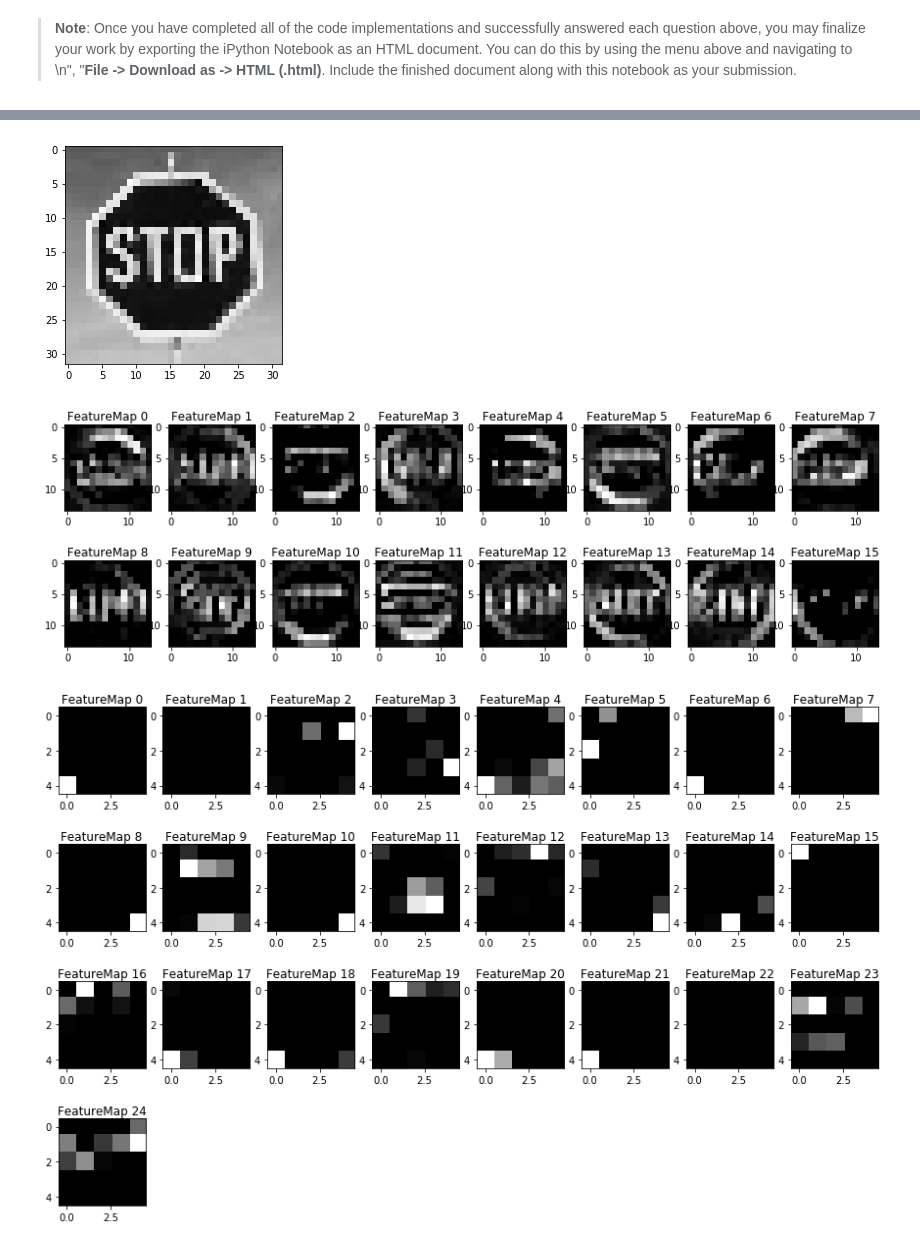
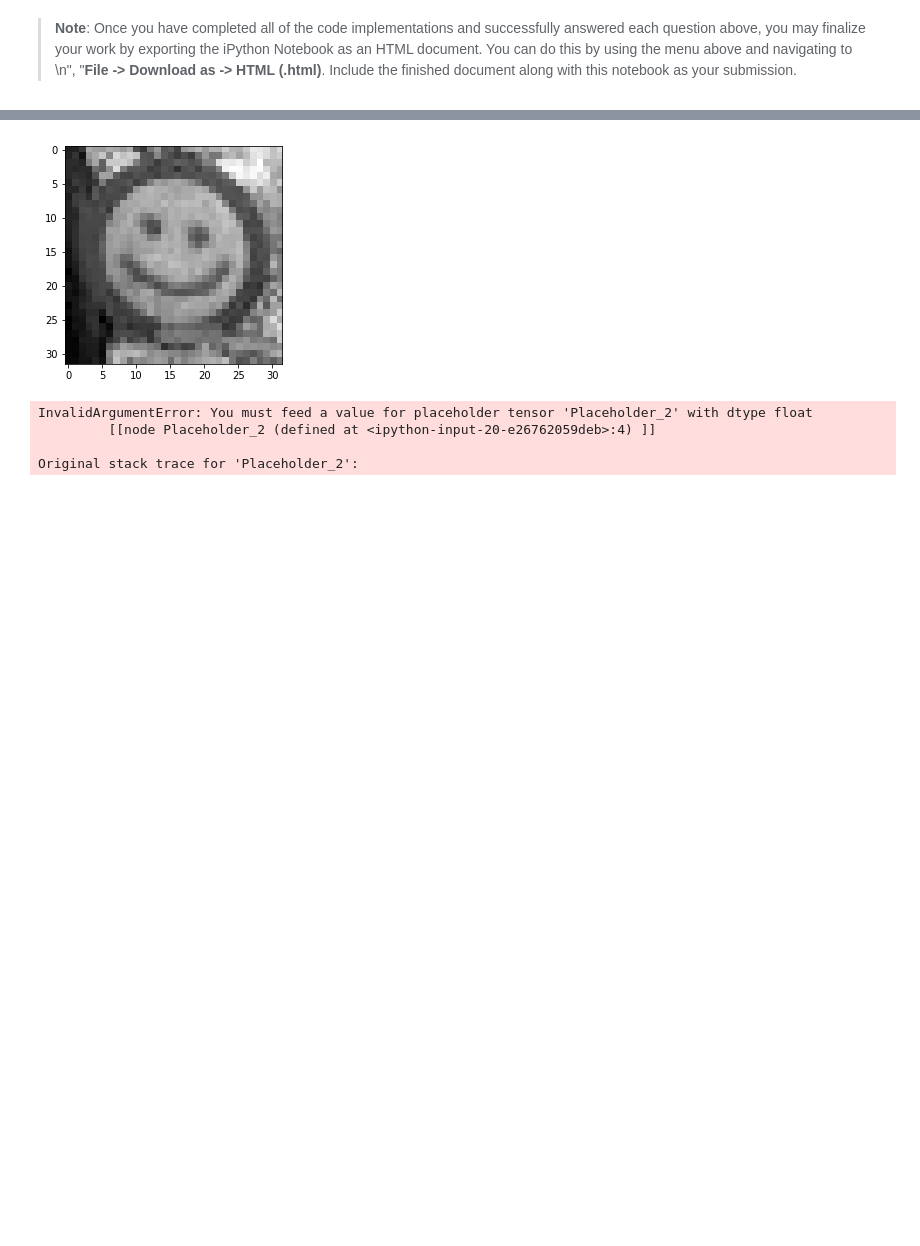
Before and after one commit to fstahl1/traffic-sign-classifier, a Jupyter notebook: Traffic_Sign_Classifier.ipynb, the cells around one changed output, grey strips where cells are left out. Saved outputs shown, nothing was run; the diff lists cells and outputs as text; code cells hidden in the pictures; blank space fills up the shorter version.

Commit message:
checkpoint

```diff
--- a/Traffic_Sign_Classifier.ipynb
+++ b/Traffic_Sign_Classifier.ipynb
@@ -717,6 +673,8 @@ You may find `signnames.csv` useful as it contains mappings from the class id (i
 # %% [markdown]
 ### Read, preprocess and plot the new images
 # %%
+import os
+
 X_new_test = []
 path = './traffic_sign_images/'
 
@@ -740,8 +698,7 @@ for idx, img_name in enumerate(img_names):
     axs[idx].axis('off')
 
 # preprocess all images
-X_test_new_pre = preprocess(X_test_new)
-y_test_new_pre = np.copy(y_test_new)
+X_test_new_prepro = preprocess(X_test_new)
 # %% [output]
 [figure]
 # %% [markdown]
@@ -751,15 +708,13 @@ y_test_new_pre = np.copy(y_test_new)
 ### Make sure to pre-process the images with the same pre-processing pipeline used earlier.
 ### Feel free to use as many code cells as needed.
 # %%
-
 saver = tf.train.Saver()
 
 with tf.Session() as sess:
-    saver.restore(sess, './lenet.ckpt')
-#     saver.restore(sess, tf.train.latest_checkpoint('.'))
-    y_pred_new = sess.run(tf.argmax(logits, 1), feed_dict={x: X_test_new_pre, y: y_test_new_pre})
-    print('Numbers:      ', np.arange(1,n_imgs+1))
+    saver.restore(sess, model)
+    y_pred_new = sess.run(tf.argmax(logits, 1), feed_dict={x: X_test_new_prepro, y: y_test_new, drop_prob: 0})
+    print('Number:       ', np.arange(1,n_imgs+1))
     print('----------------------------------------------------------')
-    print('Prediction:   ', y_pred_new)
+    print('Predicted id: ', y_pred_new)
     print('Ground truth: ', y_test_new)
 # %% [output]
@@ -774,8 +729,7 @@ Ground truth:  [12 40 17 15 13 38 11 12 14 25 33  1 40 22]
 ### For example, if the model predicted 1 out of 5 signs correctly, it's 20% accurate on these new images.
 # %%
 with tf.Session() as sess:
-#         sess.run(tf.global_variables_initializer())
-        saver.restore(sess, './lenet.ckpt')
-        new_test_accuracy = evaluate(X_test_new_pre, y_test_new_pre)
-        print("Test Accuracy (new images) = {:.3f}".format(new_test_accuracy))
+    saver.restore(sess, model)
+    new_test_accuracy = evaluate(X_test_new_prepro, y_test_new)
+    print("Test Accuracy (new images) = {:.3f}".format(new_test_accuracy))
 # %% [output]
@@ -787,10 +741,9 @@ Test Accuracy (new images) = 0.929
 ### Feel free to use as many code cells as needed.
 # %%
 with tf.Session() as sess:
-#         saver = tf.train.Saver()
-    saver.restore(sess, './lenet.ckpt')
+    saver.restore(sess, model)
     y_prob_new, y_pred_new = sess.run(tf.nn.top_k(tf.nn.softmax(logits), 5),
-                                      feed_dict={x: X_test_new_pre, y: y_test_new_pre})
+                                      feed_dict={x: X_test_new_prepro, y: y_test_new, drop_prob: 0})
 
 fig, axs = plt.subplots(n_imgs, 2, figsize=(20,30))
 axs = np.ravel(axs)
@@ -862,14 +813,16 @@ def outputFeatureMap(image_input, tf_activation, activation_min=-1, activation_m
             plt.imshow(activation[0,:,:, featuremap], interpolation="nearest", cmap="gray")
 # %%
 with tf.Session() as sess:
-    saver.restore(sess, './lenet.ckpt')
+    saver.restore(sess, model)
 
-    img_idx = 8
-    plt.imshow(X_test_new_pre[img_idx,:,:,0], cmap='gray')
+    img_idx = 3
+    plt.imshow(X_test_new_prepro[img_idx,:,:,0], cmap='gray')
     plt.show()
-    outputFeatureMap(X_test_new_pre[img_idx].reshape(1,32,32,1), conv1, plt_num=1)
-    outputFeatureMap(X_test_new_pre[img_idx].reshape(1,32,32,1), conv2, plt_num=2)
+    outputFeatureMap(X_test_new_prepro[img_idx].reshape(1,32,32,1), conv1, plt_num=1)
+    outputFeatureMap(X_test_new_prepro[img_idx].reshape(1,32,32,1), conv2, plt_num=2)
 # %% [output]
-[figure, old version]
+[figure, new version]
-[figure, removed]
-[figure, removed]
+InvalidArgumentError: You must feed a value for placeholder tensor 'Placeholder_2' with dtype float
+         [[node Placeholder_2 (defined at <ipython-input-20-e26762059deb>:4) ]]
+
+Original stack trace for 'Placeholder_2':
```
Also changed, not shown: parts of 67 cells of this notebook, 13 other files.
